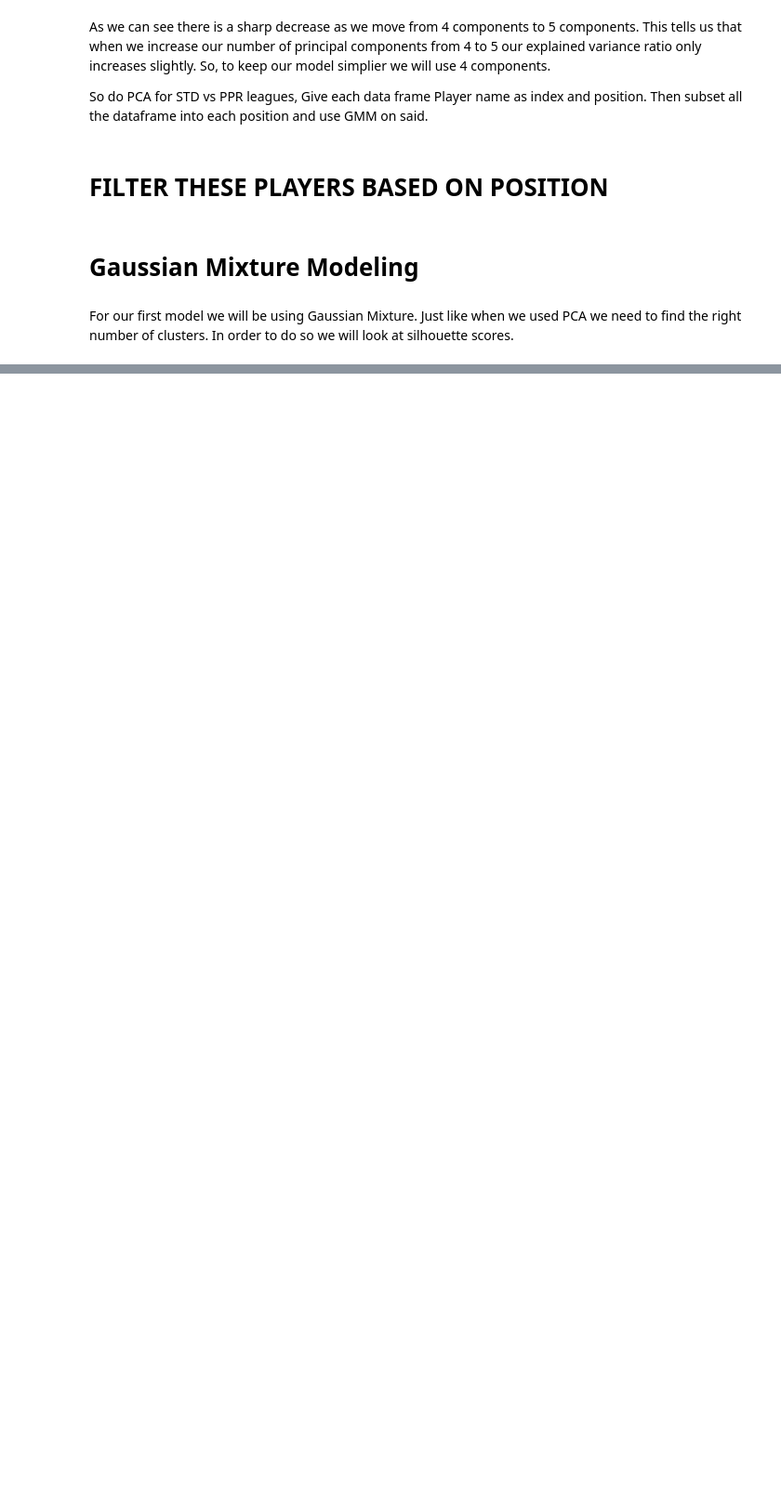
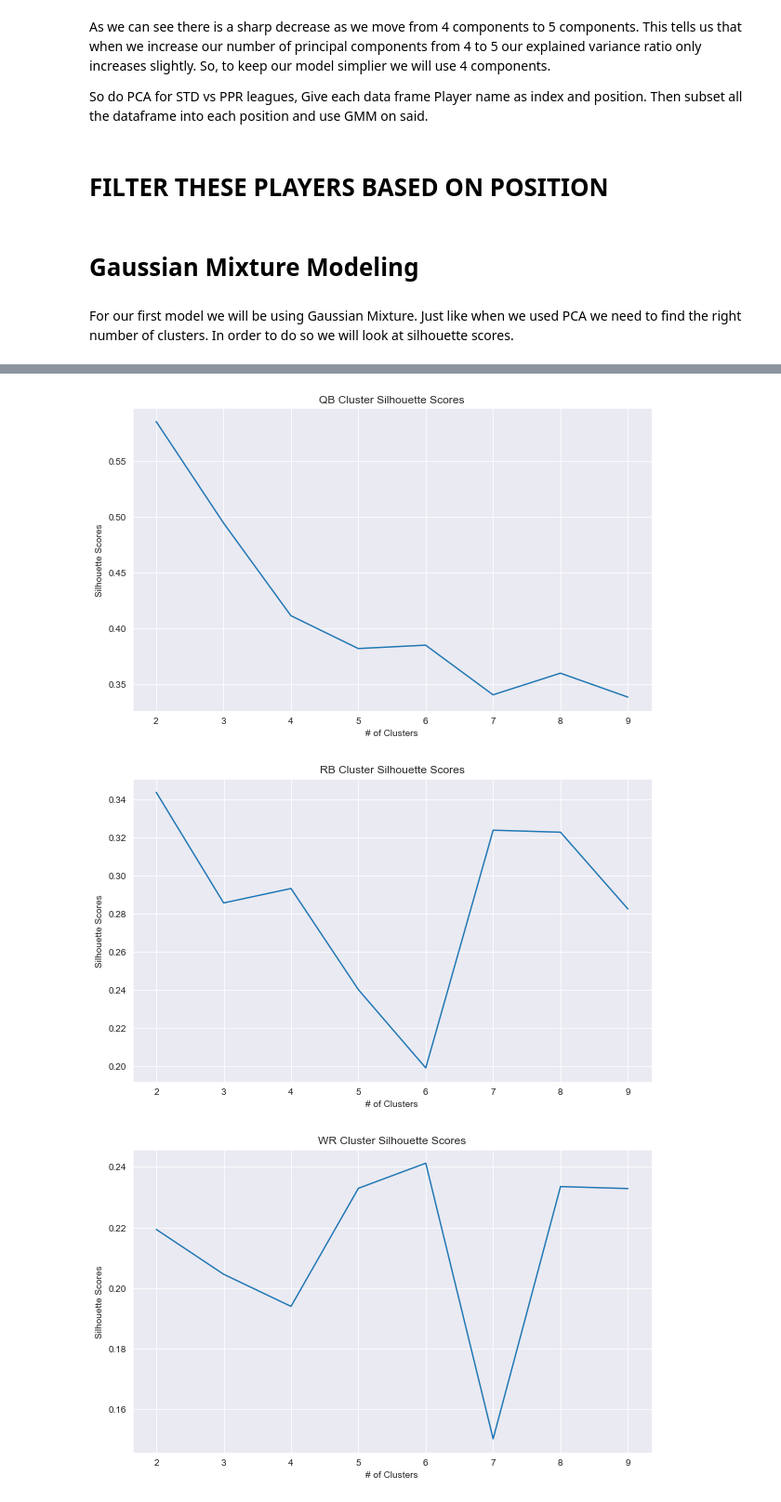
Before and after one commit to desaiiviral/Projects, a Jupyter notebook: Fantasy Ranking.ipynb, the cells around one changed output, grey strips where cells are left out. Shown: that part at 93% size. Drawn from its saved outputs; the diff is of its cells as text; code cells hidden in the pictures; blank space fills up the shorter version.

```diff
--- a/Fantasy Ranking.ipynb
+++ b/Fantasy Ranking.ipynb
@@ -165,8 +164,8 @@ def pca_4(data, index_names, position_names):
 
     return(pca_df, var_sum)
 
-a, b = pca_4(df_std, stats_norm.Player, stats_norm.FantPos)
-a2, b2 = pca_4(df_ppr, stats_ppr.Player, stats_norm.FantPos)
+df_std, b = pca_4(df_std, stats_norm.Player, stats_norm.FantPos)
+df_ppr, b2 = pca_4(df_ppr, stats_ppr.Player, stats_norm.FantPos)
 # %% [markdown]
 # FILTER THESE PLAYERS BASED ON POSITION
 # %%
@@ -181,10 +180,13 @@ stats_ppr_pos = {}
 
 #for loop that stores each position data into dict
 for position in positions:
-    stats_norm_pos[position] = a[a.Position == position]
-    stats_ppr_pos[position] = a2[a2.Position == position]
+    stats_norm_pos[position] = df_std[df_std.Position == position]
+    stats_ppr_pos[position] = df_ppr[df_ppr.Position == position]
 
 #now we remove the position column for each position
+for position in positions:
+    stats_norm_pos[position] = stats_norm_pos[position].drop(columns = ['Position'])
+    stats_ppr_pos[position] = stats_ppr_pos[position].drop(columns = ['Position'])
 # %% [markdown]
 # Gaussian Mixture Modeling
 # %% [markdown]
@@ -223,0 +247,7 @@ One of the main problems with finding identifiable clusters is that we simply do
+# %%
+for position in positions:
+    gmm_silhouette_score(10, stats_ppr_pos[position], position)
+# %% [output]
+[figure, added]
+[figure, added]
+[figure, added]
```
Also changed, not shown: parts of 11 cells of this notebook.
